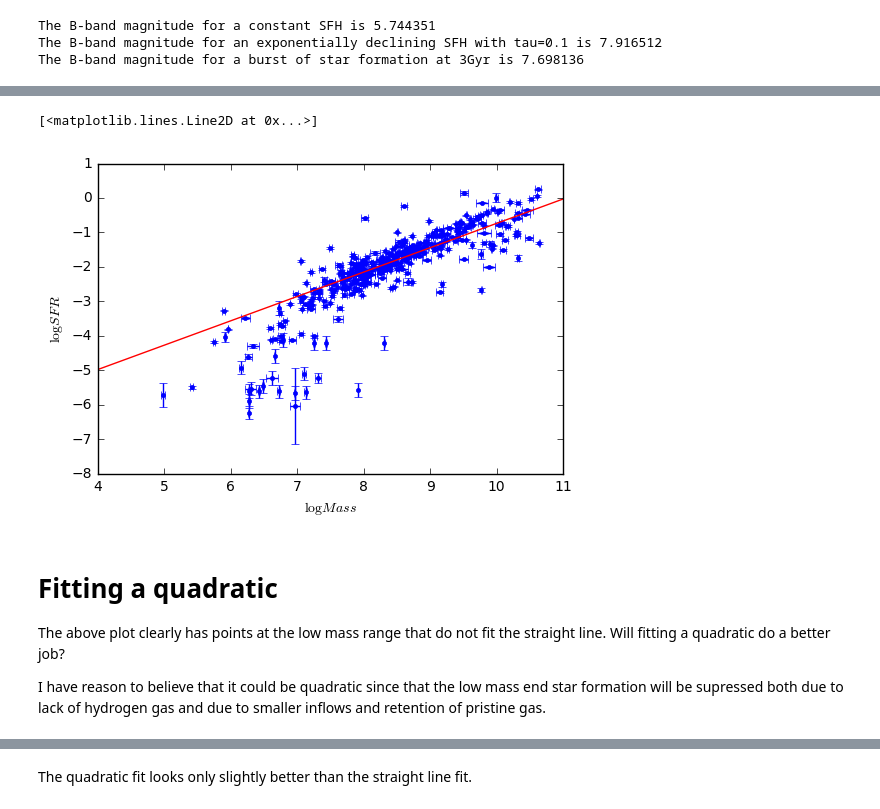
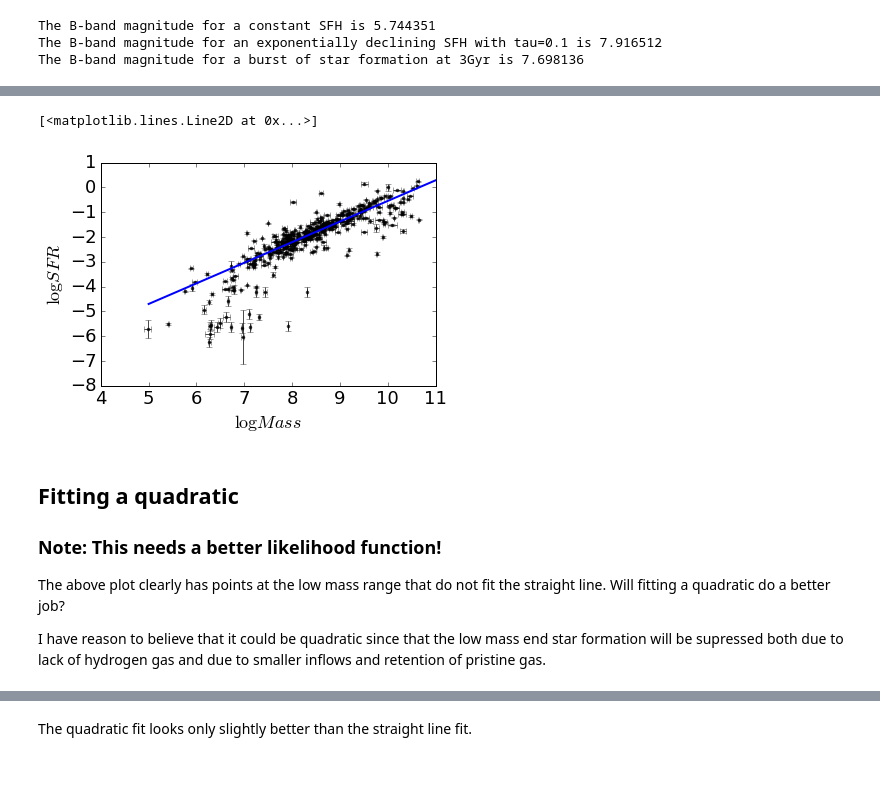
Before and after one commit to dgorthi/ay250, a Jupyter notebook: hw05/PS5.ipynb, the cells around one changed output, grey strips where cells are left out. Cells and saved outputs as stored; diff of their text form; code cells hidden in the pictures; blank space fills up the shorter version.

```diff
--- a/hw05/PS5.ipynb
+++ b/hw05/PS5.ipynb
@@ -10,7 +10,7 @@ from scipy.stats import norm
 import corner
 import emcee
 
-#matplotlib.rcParams.update({'font.size': 20})
+matplotlib.rcParams.update({'font.size': 18})
 # %% [markdown]
 # Method:
 
@@ -245,13 +256,0 @@ def lnprior(theta):
-# %%
-def lnP(theta,mass,mass_err,sfr,sfr_err):
-    """ theta= (m,c) """
-    lp = lnprior(theta)
-    if (np.isfinite(lp)).all == False:
-        return -np.inf
-
-    mass_fit = np.random.normal(loc=mass,scale=np.absolute(mass_err))
-    sfr_fit = theta[0]*(mass_fit) + theta[1]
-    prob = norm.logpdf(sfr,loc=sfr_fit,scale=np.absolute(sfr_err))
-    return np.sum(prob)
-#    chi2 = 0.5*(sfr-theta[1]-theta[0]*mass)**2/(sfr_err**2 + (theta[0]*mass_err)**2)
-#    return -np.sum(chi2)
@@ -273,12 +270,20 @@ fuv_err[err_mask]= 0.5
 
 mass,merr = gen_mass(bmag,dist,N)
 sfr ,serr = gen_sfr(fuv,fuv_err,dist,N)
+# %%
+def lnP(theta,mass,mass_err,sfr,sfr_err):
+    """ theta= (m,c,Nscatter) """
+#     mass_fit = np.random.normal(loc=mass,scale=np.absolute(mass_err))
+#     sfr_fit = theta[0]*(mass_fit) + theta[1]
+#     prob = norm.logpdf(sfr,loc=sfr_fit,scale=np.absolute(sfr_err))
+#     return np.sum(prob)
+    chi2 = 0.5*(sfr-theta[1]-theta[0]*mass)**2/(sfr_err**2 + (theta[0]*mass_err)**2)
+    s = 0.5*np.log(sfr_err**2+(theta[0]*mass_err)**2+theta[2]**2)
+    return -np.sum(chi2+s)
 # %%
-ndim,nwalkers = 2,100
+ndim,nwalkers = 3,200
 theta0 = np.array([np.random.rand(ndim) for i in range(nwalkers)])
-theta0[:,1] = theta0[:,1]-8
-theta0[:,0] = theta0[:,0]
 
 sampler = emcee.EnsembleSampler(nwalkers,ndim,lnP,args=(mass,merr,sfr,serr))
-sampler.run_mcmc(theta0,50)
+sampler.run_mcmc(theta0,300)
 # %% [output]
@@ -324,20 +330,21 @@ crnr_fig = corner.corner(sampler.flatchain,labels=('Slope','Intercept'),show_tit
 # %%
-slope = np.percentile(sampler.flatchain[:,0],50)
-intercept = np.percentile(sampler.flatchain[:,1],50)
+slope = np.percentile(sampler.flatchain[100:,0],50)
+intercept = np.percentile(sampler.flatchain[100:,1],50)
 
-fakemass = np.linspace(4,11,100)
+fakemass = np.linspace(5,11,100)
 fakesfr = slope*fakemass + intercept
 
 fig,ax = plt.subplots(1,1)
-ax.errorbar(mass,sfr,xerr=merr,yerr=serr,fmt='.')
+ax.errorbar(mass,sfr,xerr=merr,yerr=serr,fmt='.k',alpha=0.7)
 ax.set_xlabel(r'$\log{Mass}$')
 ax.set_ylabel(r'$\log{SFR}$')
-ax.plot(fakemass,fakesfr,'r')
+ax.plot(fakemass,fakesfr,'b',linewidth=2)
 # %% [output]
 [<matplotlib.lines.Line2D at 0x...>]
-[figure, old version]
+[figure, new version]
 # %% [markdown]
-# Fitting a quadratic
+## Fitting a quadratic
+### Note: This needs a better likelihood function!
 
 The above plot clearly has points at the low mass range that do not fit the straight line. Will fitting a quadratic do a better job?
 
```
Also changed, not shown: parts of 35 cells of this notebook, 1 other file.
